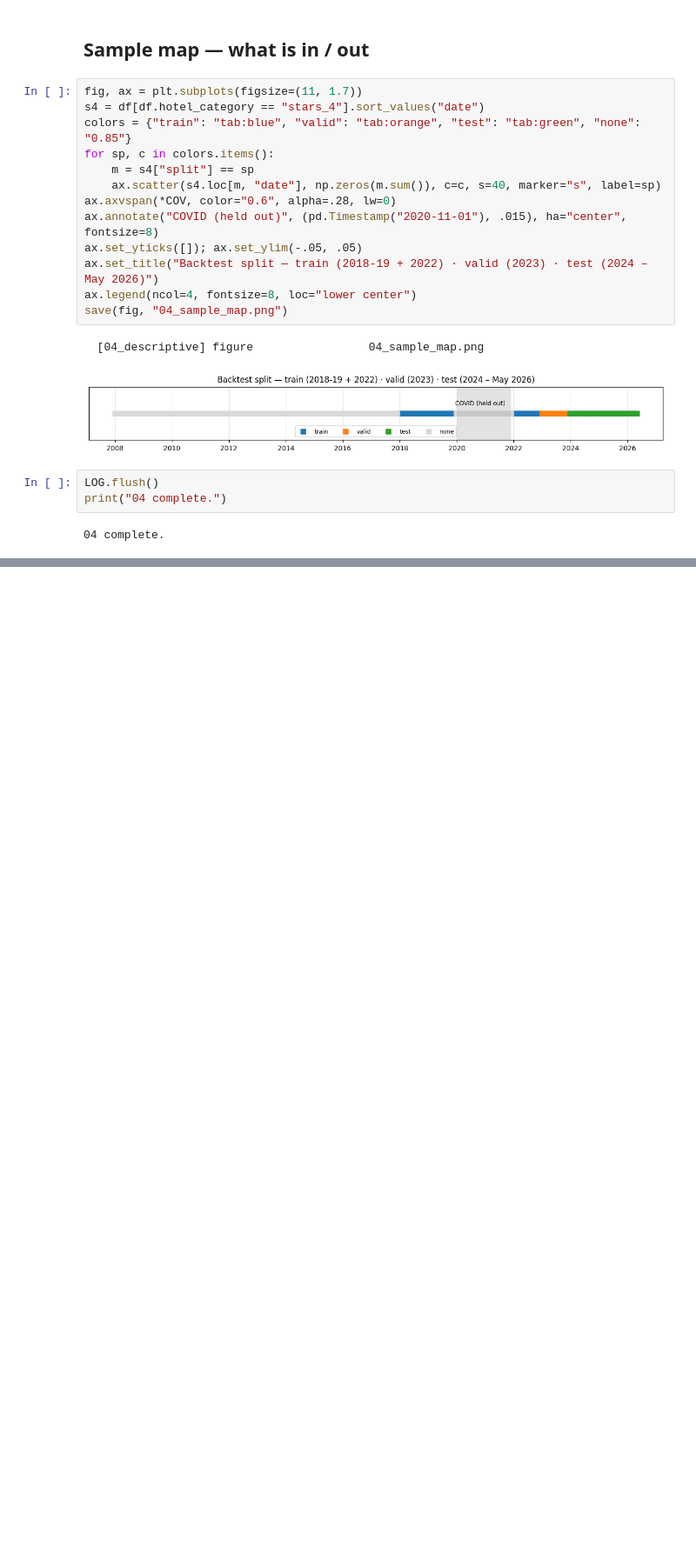
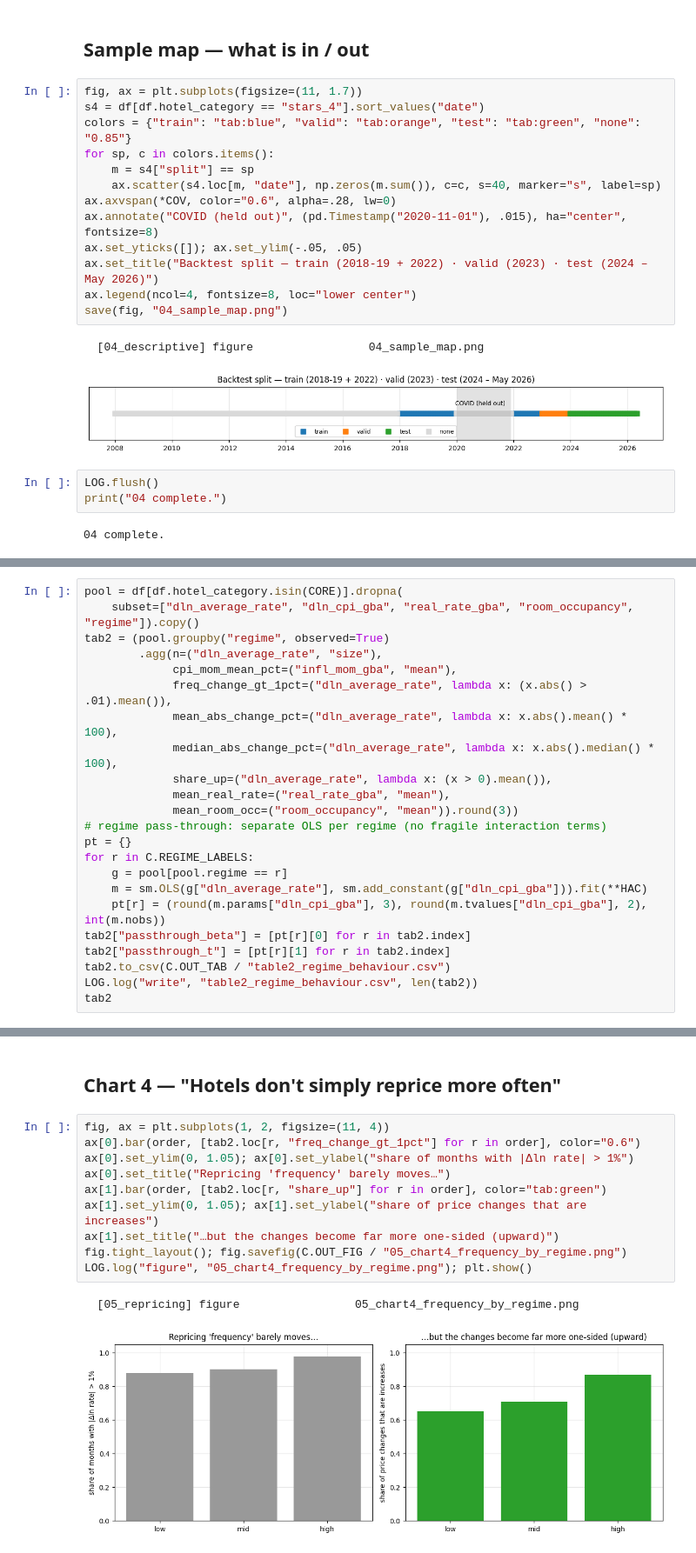
Before and after one commit to jagan010101/argentina-hotels, a Jupyter notebook: 02_inflation_and_repricing.ipynb, the cells around one changed output, grey strips where cells are left out. Shown at 87% size. Drawn from its saved outputs; the diff is of its cells as text; blank space fills up the shorter version.

```diff
--- a/04_descriptive_inflation_story.ipynb
+++ b/02_inflation_and_repricing.ipynb
@@ -196,0 +349,23 @@ print("04 complete.")
+# %%
+pool = df[df.hotel_category.isin(CORE)].dropna(
+    subset=["dln_average_rate", "dln_cpi_gba", "real_rate_gba", "room_occupancy", "regime"]).copy()
+tab2 = (pool.groupby("regime", observed=True)
+        .agg(n=("dln_average_rate", "size"),
+             cpi_mom_mean_pct=("infl_mom_gba", "mean"),
+             freq_change_gt_1pct=("dln_average_rate", lambda x: (x.abs() > .01).mean()),
+             mean_abs_change_pct=("dln_average_rate", lambda x: x.abs().mean() * 100),
+             median_abs_change_pct=("dln_average_rate", lambda x: x.abs().median() * 100),
+             share_up=("dln_average_rate", lambda x: (x > 0).mean()),
+             mean_real_rate=("real_rate_gba", "mean"),
+             mean_room_occ=("room_occupancy", "mean")).round(3))
+# regime pass-through: separate OLS per regime (no fragile interaction terms)
+pt = {}
+for r in C.REGIME_LABELS:
+    g = pool[pool.regime == r]
+    m = sm.OLS(g["dln_average_rate"], sm.add_constant(g["dln_cpi_gba"])).fit(**HAC)
+    pt[r] = (round(m.params["dln_cpi_gba"], 3), round(m.tvalues["dln_cpi_gba"], 2), int(m.nobs))
+tab2["passthrough_beta"] = [pt[r][0] for r in tab2.index]
+tab2["passthrough_t"] = [pt[r][1] for r in tab2.index]
+tab2.to_csv(C.OUT_TAB / "table2_regime_behaviour.csv")
+LOG.log("write", "table2_regime_behaviour.csv", len(tab2))
+tab2
@@ -196,0 +445,15 @@ print("04 complete.")
+# %% [markdown]
+## Chart 4 — "Hotels don't simply reprice more often"
+# %%
+fig, ax = plt.subplots(1, 2, figsize=(11, 4))
+ax[0].bar(order, [tab2.loc[r, "freq_change_gt_1pct"] for r in order], color="0.6")
+ax[0].set_ylim(0, 1.05); ax[0].set_ylabel("share of months with |Δln rate| > 1%")
+ax[0].set_title("Repricing 'frequency' barely moves…")
+ax[1].bar(order, [tab2.loc[r, "share_up"] for r in order], color="tab:green")
+ax[1].set_ylim(0, 1.05); ax[1].set_ylabel("share of price changes that are increases")
+ax[1].set_title("…but the changes become far more one-sided (upward)")
+fig.tight_layout(); fig.savefig(C.OUT_FIG / "05_chart4_frequency_by_regime.png")
+LOG.log("figure", "05_chart4_frequency_by_regime.png"); plt.show()
+# %% [output]
+  [05_repricing] figure                 05_chart4_frequency_by_regime.png
+[figure, added]
```
Also changed, not shown: parts of 19 cells of this notebook, 17 other files.
